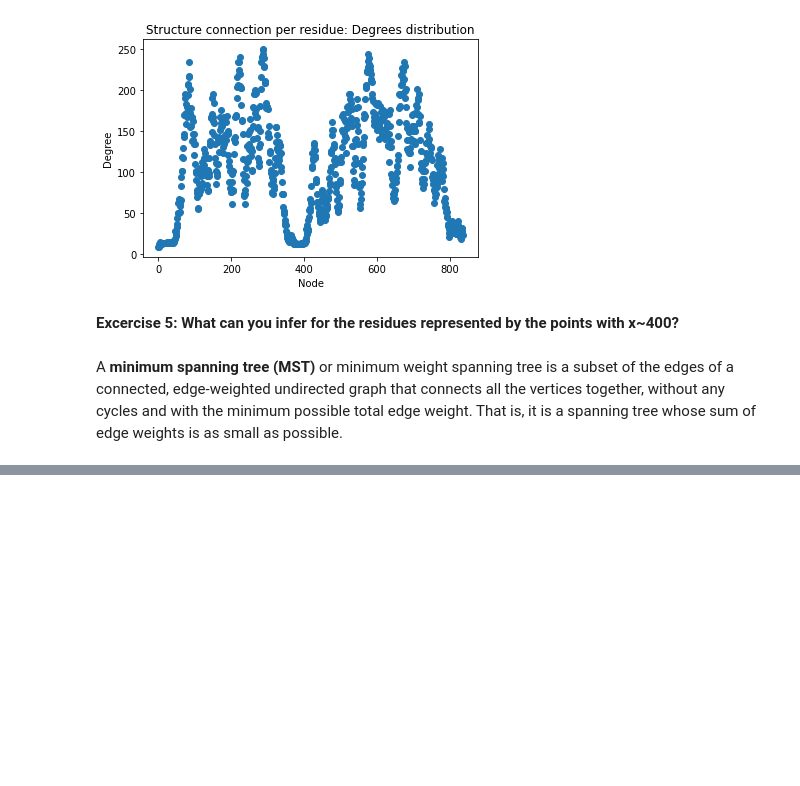
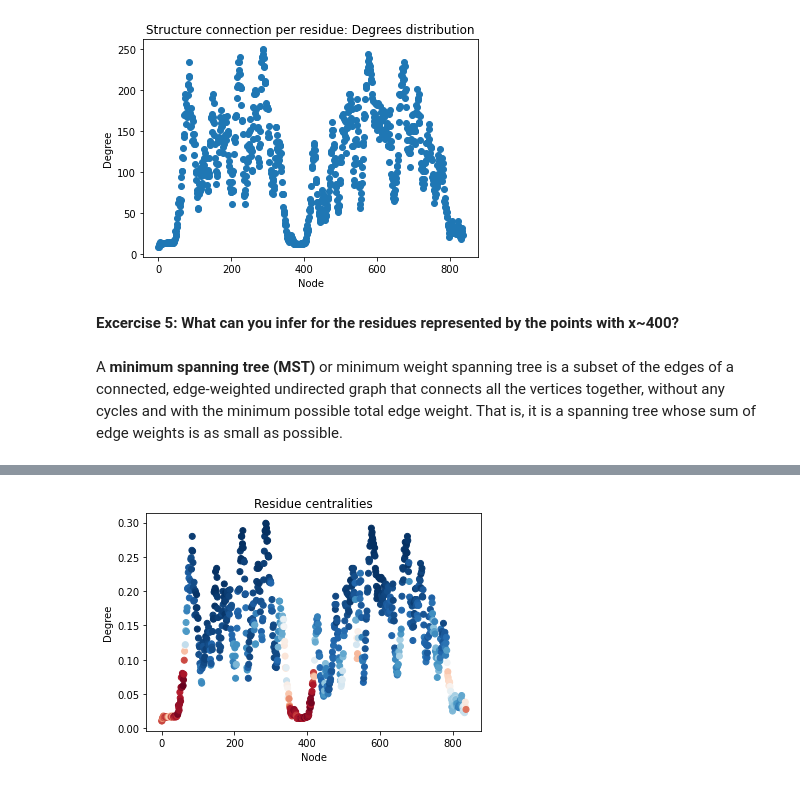
Before and after one commit to clacri/iucr2020_compschool, a Jupyter notebook: massimo_graphs/Networkx.ipynb, the cells around one changed output, grey strips where cells are left out. Saved outputs shown, nothing was run; the diff lists cells and outputs as text; code cells hidden in the pictures; blank space fills up the shorter version.

```diff
--- a/massimo_graphs/Networkx.ipynb
+++ b/massimo_graphs/Networkx.ipynb
@@ -300,10 +297,10 @@ import io
 import Bio.PDB
 
 url = r'https://alphafold.ebi.ac.uk/files/'
-pdbid = r'AF-Q5VSL9-F1-model_v1.pdb'
+uniprotid = r'AF-Q5VSL9-F1-model_v1.pdb'
 name = 'AF-Q5VSL9-F1'
 
-r = requests.get(url+pdbid, allow_redirects=True)
+r = requests.get(url+uniprotid, allow_redirects=True)
 pdbtext = io.StringIO(r.content.decode("utf-8"))
 
 parser = Bio.PDB.PDBParser()
@@ -333,7 +330,7 @@ for a,node1 in enumerate(G.nodes):
         weights[(node1, node2)] = G.nodes[node1]["obj"]-G.nodes[node2]["obj"]
         #G.add_edge(node1, node2, weight=G.nodes[node1]["obj"]-G.nodes[node2]["obj"])
 
-G.add_edges_from(edges, weight=weights)
+G.add_edges_from(edges)
 nx.set_edge_attributes(G, values = weights, name = 'weight')
 
 print(G)
@@ -494,0 +507,20 @@ draw_3D_graph(T)
+# %%
+def plot_centrality(g, typec="degree", use_weight=False):
+  if typec == "degree":
+    centr = nx.algorithms.centrality.degree_centrality(g)
+  elif typec == "eigen":
+    centr = nx.algorithms.centrality.eigenvector_centrality(g, weight=None if not use_weight else "weight")
+
+  nodes, values = zip(*[(k,centr[k]) for k in sorted(centr.keys(), key=lambda x: (int(x[:-1]),x[-1]))])
+  lddt = [g.nodes[n]["lddt"] for n in nodes]
+  nodes = list(range(len(nodes)))
+
+  plt.figure()
+  plt.xlabel('Node')
+  plt.ylabel('Degree')
+  plt.title('Residue centralities')
+  plt.scatter(nodes, values, c=lddt, cmap="RdBu")
+# %%
+plot_centrality(H,typec="degree")
+# %% [output]
+[figure, added]
```
Also changed, not shown: parts of 31 cells of this notebook.
